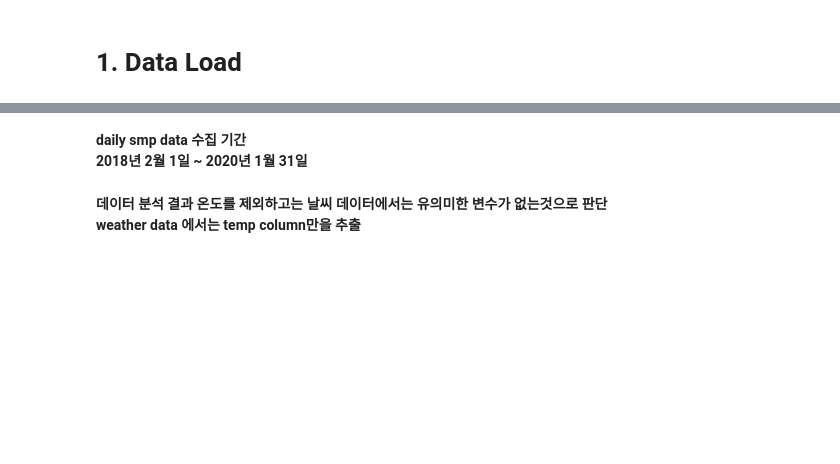
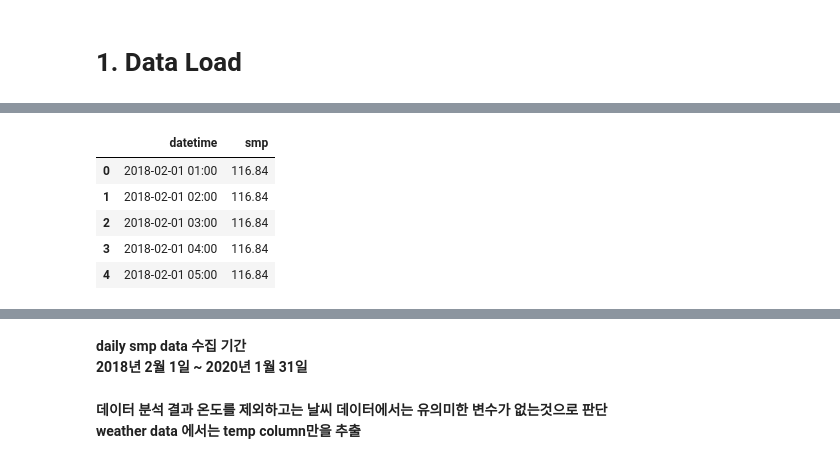
Before and after one commit to Kiminjo/electricity_usage_forecast, a Jupyter notebook: Dacon_main.ipynb, the cells around one changed output, grey strips where cells are left out. Saved outputs shown, nothing was run; the diff lists cells and outputs as text; code cells hidden in the pictures; blank space fills up the shorter version.

```diff
--- a/Dacon_main.ipynb
+++ b/Dacon_main.ipynb
@@ -64,0 +79,9 @@ weather
+# %%
+hourly_smp.head()
+# %% [output]
+|  | datetime | smp |
+| 0 | 2018-02-01 01:00 | 116.84 |
+| 1 | 2018-02-01 02:00 | 116.84 |
+| 2 | 2018-02-01 03:00 | 116.84 |
+| 3 | 2018-02-01 04:00 | 116.84 |
+| 4 | 2018-02-01 05:00 | 116.84 |
```
Also changed, not shown: parts of 23 cells of this notebook, 1 other file.
